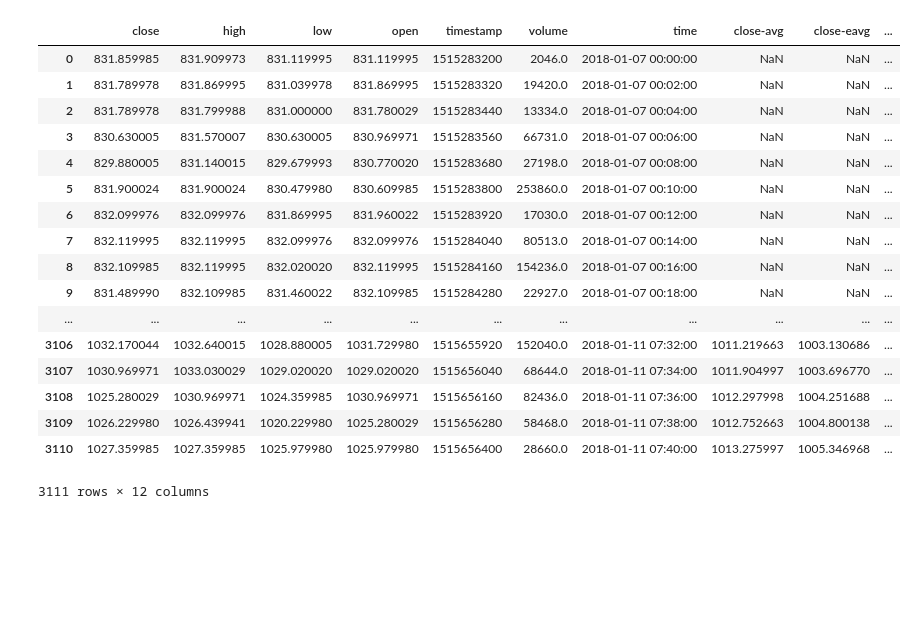
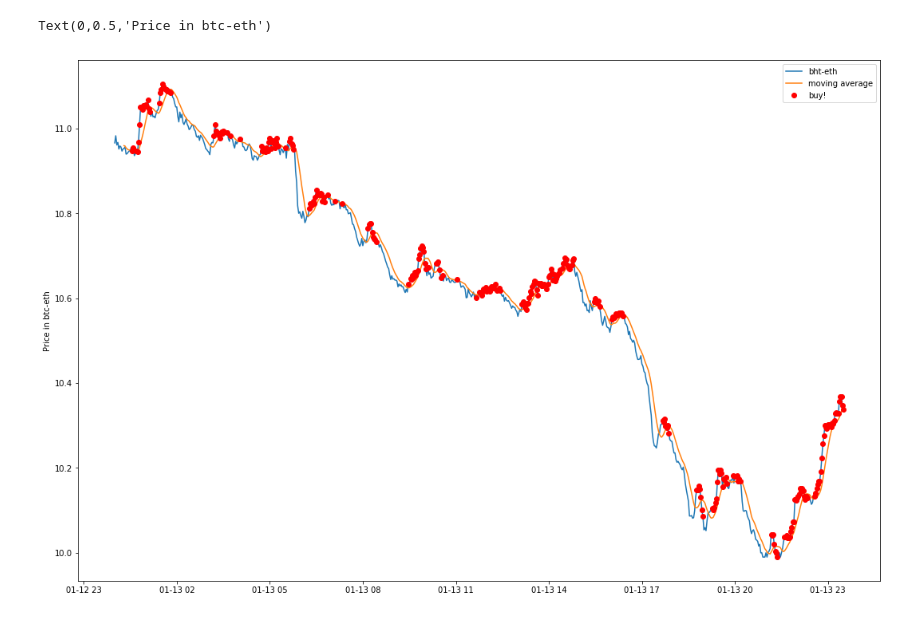
Before and after one commit to nicolasbaer/coinbot, a Jupyter notebook: prototypes/resistance-line.ipynb, the cells around one changed output. Drawn from its saved outputs; the diff is of its cells as text; code cells hidden in the pictures; blank space fills up the shorter version.

```diff
--- a/prototypes/resistance-line.ipynb
+++ b/prototypes/resistance-line.ipynb
@@ -99,21 +59,30 @@ Text(0,0.5,'Price in btc-eth')
-# %%
-df
-# %% [output]
-|  | close | high | low | open | timestamp | volume | time | close-avg | close-eavg | ... |
-| 0 | 831.859985 | 831.909973 | 831.119995 | 831.119995 | 1515283200 | 2046.0 | 2018-01-07 00:00:00 | NaN | NaN | ... |
-| 1 | 831.789978 | 831.869995 | 831.039978 | 831.869995 | 1515283320 | 19420.0 | 2018-01-07 00:02:00 | NaN | NaN | ... |
-| 2 | 831.789978 | 831.799988 | 831.000000 | 831.780029 | 1515283440 | 13334.0 | 2018-01-07 00:04:00 | NaN | NaN | ... |
-| 3 | 830.630005 | 831.570007 | 830.630005 | 830.969971 | 1515283560 | 66731.0 | 2018-01-07 00:06:00 | NaN | NaN | ... |
-| 4 | 829.880005 | 831.140015 | 829.679993 | 830.770020 | 1515283680 | 27198.0 | 2018-01-07 00:08:00 | NaN | NaN | ... |
-| 5 | 831.900024 | 831.900024 | 830.479980 | 830.609985 | 1515283800 | 253860.0 | 2018-01-07 00:10:00 | NaN | NaN | ... |
-| 6 | 832.099976 | 832.099976 | 831.869995 | 831.960022 | 1515283920 | 17030.0 | 2018-01-07 00:12:00 | NaN | NaN | ... |
-| 7 | 832.119995 | 832.119995 | 832.099976 | 832.099976 | 1515284040 | 80513.0 | 2018-01-07 00:14:00 | NaN | NaN | ... |
-| 8 | 832.109985 | 832.119995 | 832.020020 | 832.119995 | 1515284160 | 154236.0 | 2018-01-07 00:16:00 | NaN | NaN | ... |
-| 9 | 831.489990 | 832.109985 | 831.460022 | 832.109985 | 1515284280 | 22927.0 | 2018-01-07 00:18:00 | NaN | NaN | ... |
-| ... | ... | ... | ... | ... | ... | ... | ... | ... | ... | ... |
-| 3106 | 1032.170044 | 1032.640015 | 1028.880005 | 1031.729980 | 1515655920 | 152040.0 | 2018-01-11 07:32:00 | 1011.219663 | 1003.130686 | ... |
-| 3107 | 1030.969971 | 1033.030029 | 1029.020020 | 1029.020020 | 1515656040 | 68644.0 | 2018-01-11 07:34:00 | 1011.904997 | 1003.696770 | ... |
-| 3108 | 1025.280029 | 1030.969971 | 1024.359985 | 1030.969971 | 1515656160 | 82436.0 | 2018-01-11 07:36:00 | 1012.297998 | 1004.251688 | ... |
-| 3109 | 1026.229980 | 1026.439941 | 1020.229980 | 1025.280029 | 1515656280 | 58468.0 | 2018-01-11 07:38:00 | 1012.752663 | 1004.800138 | ... |
-| 3110 | 1027.359985 | 1027.359985 | 1025.979980 | 1025.979980 | 1515656400 | 28660.0 | 2018-01-11 07:40:00 | 1013.275997 | 1005.346968 | ... |
-3111 rows × 12 columns
+# %%
+df['close-avg-diff'] = df['close-avg'].diff()
+
+before=True
+l = list()
+for x in df['close-avg-diff'][:]:
+    if not x or x >= 0:
+        y = True
+    else:
+        y = False
+
+    if y != before:
+        before = y
+    l.append(y)
+
+df['close-avg-diff-x'] = pd.Series(l)
+df['close-avg-diff-x1'] = df[df['close-avg-diff-x'] == True].close
+
+fig2 = plt.figure(figsize=(18,12))
+ax = fig2.add_subplot(1,1,1)
+
+ax.plot(df["time"], df["close"], label='bht-eth')
+ax.plot(df["time"], df["close-avg"], label = 'moving average')
+ax.plot(df["time"], df["close-avg-diff-x1"], 'o', label = 'buy!', linewidth=4, color="red")
+
+ax.legend(loc='best')
+ax.set_ylabel('Price in btc-eth')
+# %% [output]
+Text(0,0.5,'Price in btc-eth')
+[figure, added]
```
Also changed, not shown: parts of 6 cells of this notebook, 1 other file.
